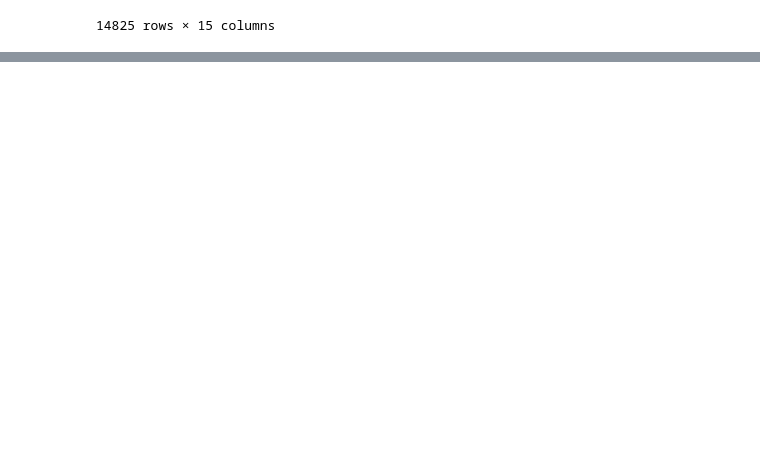
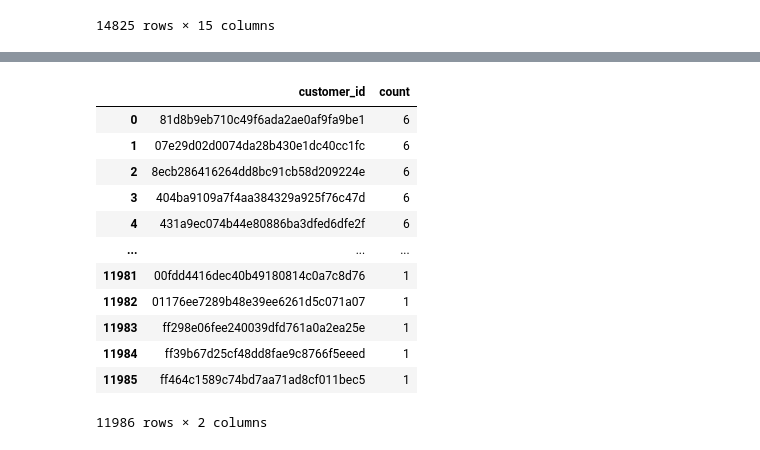
Before and after one commit to Koremm/Coffeeoffers, a Jupyter notebook: Coffee Offers Vscode.ipynb, the cells around one changed output, grey strips where cells are left out. Saved outputs shown, nothing was run; the diff lists cells and outputs as text; code cells hidden in the pictures; blank space fills up the shorter version.

```diff
--- a/Coffee Offers Vscode.ipynb
+++ b/Coffee Offers Vscode.ipynb
@@ -606,0 +665,32 @@ Index(['customer_id', 'event', 'time', 'offer id', 'amount', 'offer_id_x',
+# %%
+# Sort by user and hour
+sorted_by_time = all_merged_no118.sort_values(['customer_id', 'time(days)'])
+
+# Create a transaction group for each user based on when a transaction occurs
+sorted_by_time['transaction_group'] = (sorted_by_time['event'] == 'transaction').cumsum()
+
+# Keep only offer completions
+offers_completed = sorted_by_time[sorted_by_time['event'] == 'offer completed']
+
+# Group by transaction group to count how many offers were completed per transaction
+result = offers_completed.groupby(['customer_id', 'transaction_group']).agg({
+    'completed offer id': 'count'
+}).reset_index()
+# %%
+#Shows the number of offers completed per customer
+grouping_offers_completed = offers_completed['customer_id'].value_counts().reset_index()
+grouping_offers_completed
+# %% [output]
+|  | customer_id | count |
+| 0 | 81d8b9eb710c49f6ada2ae0af9fa9be1 | 6 |
+| 1 | 07e29d02d0074da28b430e1dc40cc1fc | 6 |
+| 2 | 8ecb286416264dd8bc91cb58d209224e | 6 |
+| 3 | 404ba9109a7f4aa384329a925f76c47d | 6 |
+| 4 | 431a9ec074b44e80886ba3dfed6dfe2f | 6 |
+| ... | ... | ... |
+| 11981 | 00fdd4416dec40b49180814c0a7c8d76 | 1 |
+| 11982 | 01176ee7289b48e39ee6261d5c071a07 | 1 |
+| 11983 | ff298e06fee240039dfd761a0a2ea25e | 1 |
+| 11984 | ff39b67d25cf48dd8fae9c8766f5eeed | 1 |
+| 11985 | ff464c1589c74bd7aa71ad8cf011bec5 | 1 |
+11986 rows × 2 columns
```
Also changed, not shown: parts of 7 cells of this notebook.
